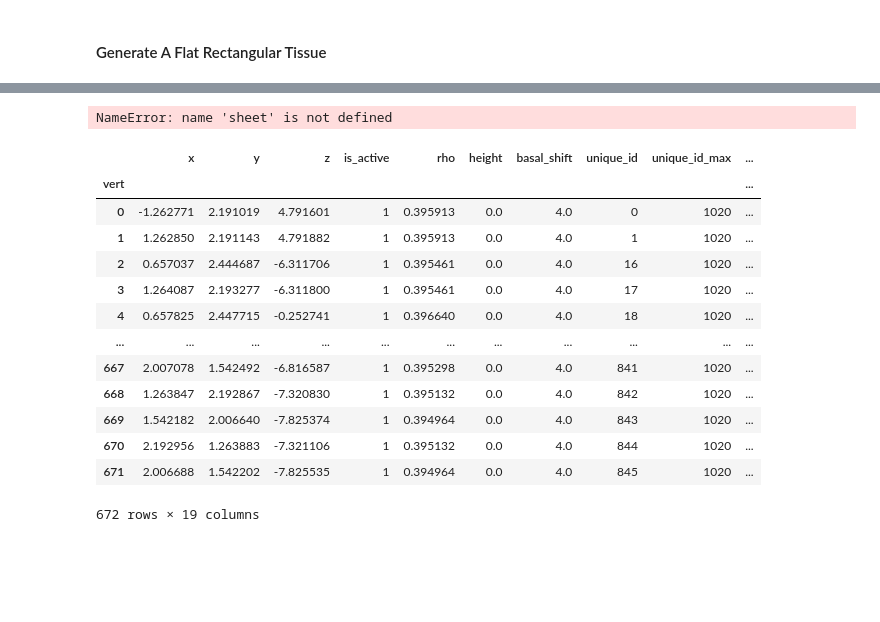
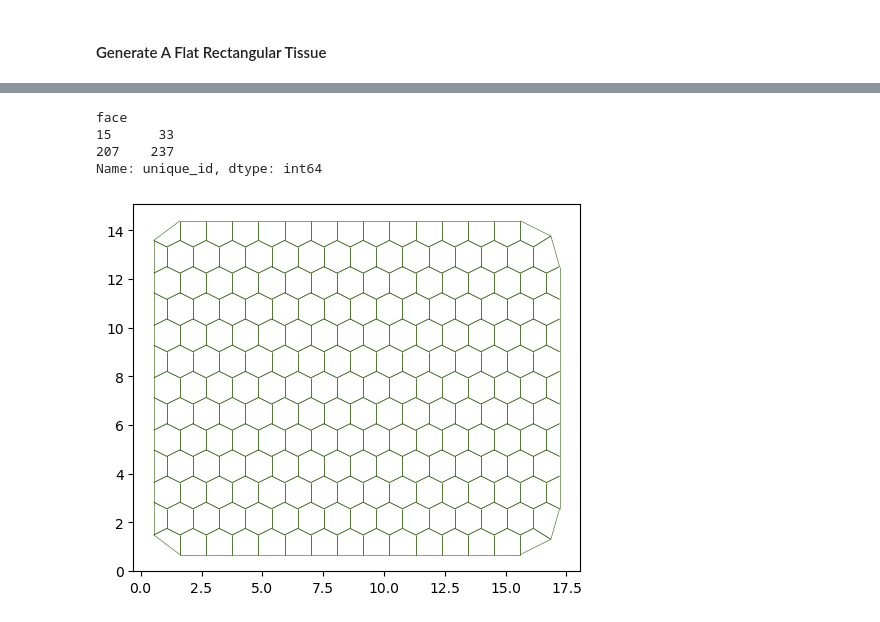
Before and after one commit to vivarium-collective/vivarium-tyssue, a Jupyter notebook: Notebooks/cylindermodel.ipynb, the cells around one changed output, grey strips where cells are left out. Drawn from its saved outputs; the diff is of its cells as text; code cells hidden in the pictures; blank space fills up the shorter version.

```diff
--- a/Notebooks/cylindermodel.ipynb
+++ b/Notebooks/cylindermodel.ipynb
@@ -408,21 +408,7 @@ save_datasets("test_square.hf5", sheet)
-# %%
-sheet
-# %% [output]
-NameError: name 'sheet' is not defined
-# %%
-sheet.vert_df
-# %% [output]
-|  | x | y | z | is_active | rho | height | basal_shift | unique_id | unique_id_max | ... |
-| vert |  |  |  |  |  |  |  |  |  | ... |
-| 0 | -1.262771 | 2.191019 | 4.791601 | 1 | 0.395913 | 0.0 | 4.0 | 0 | 1020 | ... |
-| 1 | 1.262850 | 2.191143 | 4.791882 | 1 | 0.395913 | 0.0 | 4.0 | 1 | 1020 | ... |
-| 2 | 0.657037 | 2.444687 | -6.311706 | 1 | 0.395461 | 0.0 | 4.0 | 16 | 1020 | ... |
-| 3 | 1.264087 | 2.193277 | -6.311800 | 1 | 0.395461 | 0.0 | 4.0 | 17 | 1020 | ... |
-| 4 | 0.657825 | 2.447715 | -0.252741 | 1 | 0.396640 | 0.0 | 4.0 | 18 | 1020 | ... |
-| ... | ... | ... | ... | ... | ... | ... | ... | ... | ... | ... |
-| 667 | 2.007078 | 1.542492 | -6.816587 | 1 | 0.395298 | 0.0 | 4.0 | 841 | 1020 | ... |
-| 668 | 1.263847 | 2.192867 | -7.320830 | 1 | 0.395132 | 0.0 | 4.0 | 842 | 1020 | ... |
-| 669 | 1.542182 | 2.006640 | -7.825374 | 1 | 0.394964 | 0.0 | 4.0 | 843 | 1020 | ... |
-| 670 | 2.192956 | 1.263883 | -7.321106 | 1 | 0.395132 | 0.0 | 4.0 | 844 | 1020 | ... |
-| 671 | 2.006688 | 1.542202 | -7.825535 | 1 | 0.394964 | 0.0 | 4.0 | 845 | 1020 | ... |
-672 rows × 19 columns
+# %%
+tri_faces
+# %% [output]
+face
+15      33
+207    237
+Name: unique_id, dtype: int64
@@ -428,0 +419,4 @@ sheet.vert_df
+# %%
+fig, ax = sheet_view(sheet, coords=['x', 'y'], mode="quick")
+# %% [output]
+[figure, added]
```
Also changed, not shown: parts of 8 cells of this notebook, 9 other files.
